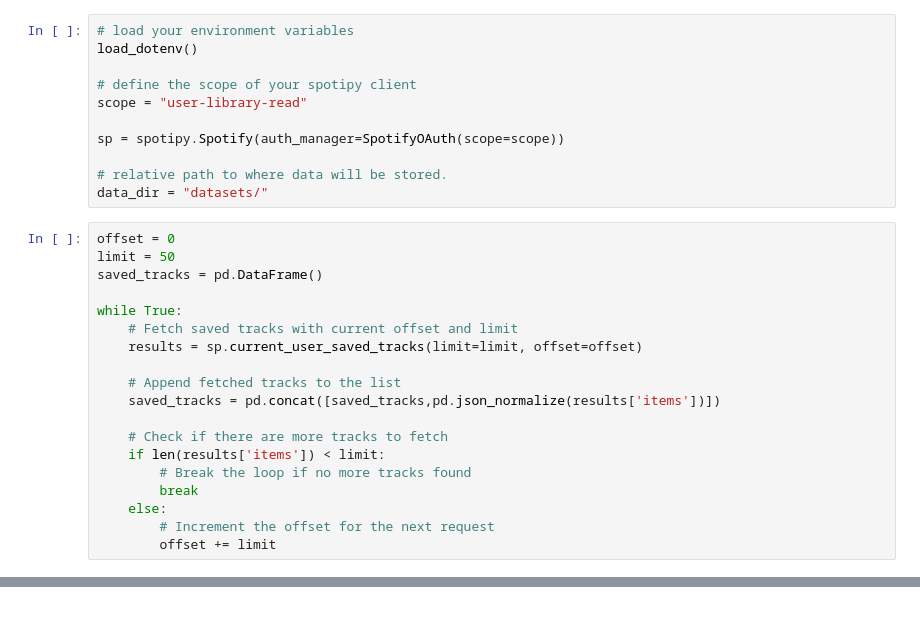
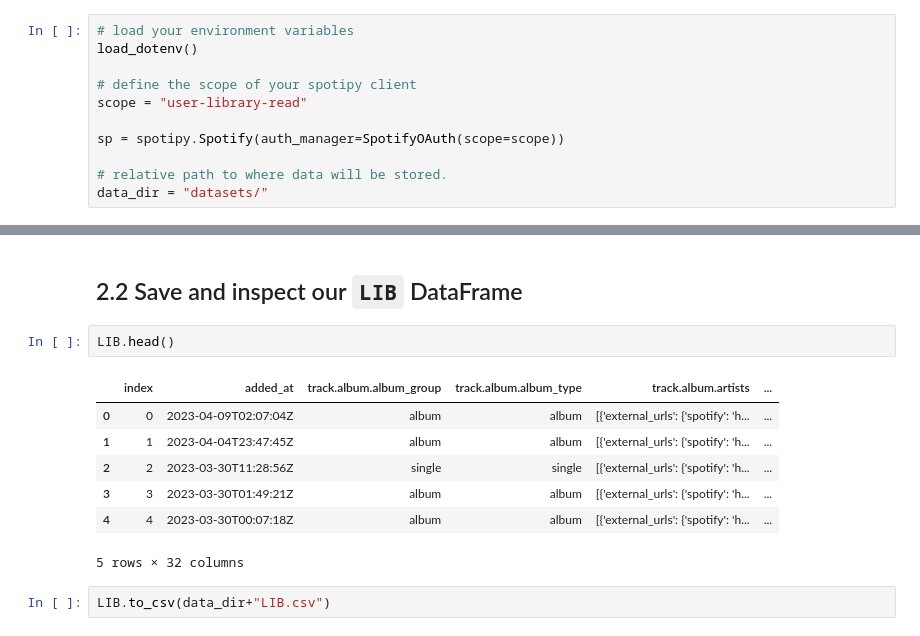
Before and after one commit to raymundo-mora/Projects, a Jupyter notebook: Spotify Topic Models/DataCollection.ipynb, the cells around one changed output, grey strips where cells are left out. Cells and saved outputs as stored; diff of their text form.

Commit message:
spotify

```diff
--- a/Spotify Topic Models/DataCollection.ipynb
+++ b/Spotify Topic Models/DataCollection.ipynb
@@ -34,22 +42,3 @@ sp = spotipy.Spotify(auth_manager=SpotifyOAuth(scope=scope))
 
 # relative path to where data will be stored.
 data_dir = "datasets/"
-# %%
-offset = 0
-limit = 50
-saved_tracks = pd.DataFrame()
-
-while True:
-    # Fetch saved tracks with current offset and limit
-    results = sp.current_user_saved_tracks(limit=limit, offset=offset)
-
-    # Append fetched tracks to the list
-    saved_tracks = pd.concat([saved_tracks,pd.json_normalize(results['items'])])
-
-    # Check if there are more tracks to fetch
-    if len(results['items']) < limit:
-        # Break the loop if no more tracks found
-        break
-    else:
-        # Increment the offset for the next request
-        offset += limit
@@ -310,0 +214,14 @@ artists
+# %% [markdown]
+## 2.2 Save and inspect our `LIB` DataFrame
+# %%
+LIB.head()
+# %% [output]
+|  | index | added_at | track.album.album_group | track.album.album_type | track.album.artists | ... |
+| 0 | 0 | 2023-04-09T02:07:04Z | album | album | [{'external_urls': {'spotify': 'h... | ... |
+| 1 | 1 | 2023-04-04T23:47:45Z | album | album | [{'external_urls': {'spotify': 'h... | ... |
+| 2 | 2 | 2023-03-30T11:28:56Z | single | single | [{'external_urls': {'spotify': 'h... | ... |
+| 3 | 3 | 2023-03-30T01:49:21Z | album | album | [{'external_urls': {'spotify': 'h... | ... |
+| 4 | 4 | 2023-03-30T00:07:18Z | album | album | [{'external_urls': {'spotify': 'h... | ... |
+5 rows × 32 columns
+# %%
+LIB.to_csv(data_dir+"LIB.csv")
```
Also changed, not shown: parts of 57 cells of this notebook.
